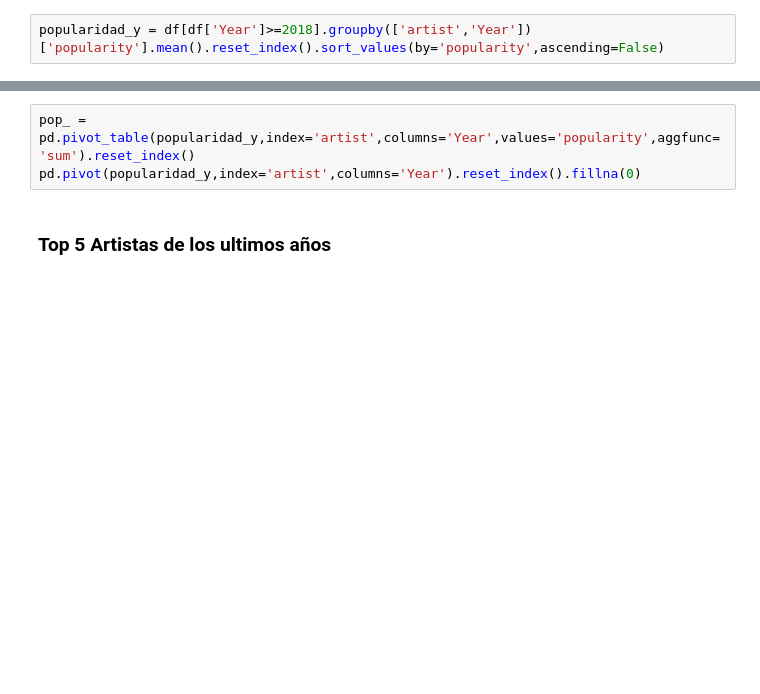
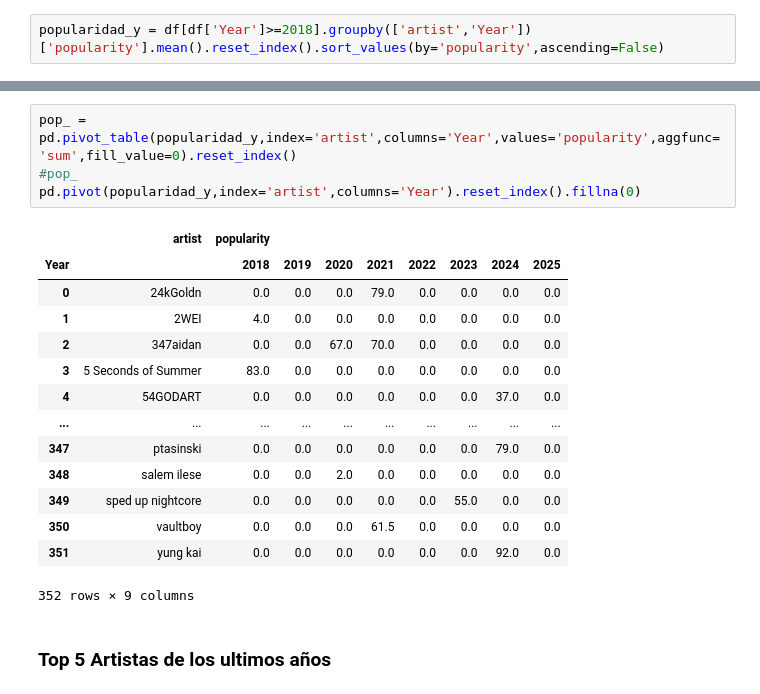
Before and after one commit to carlosordo/Intro-Python, a Jupyter notebook: Clase 4/Clase_4.ipynb, the cells around one changed output, grey strips where cells are left out. Cells and saved outputs as stored; diff of their text form; blank space fills up the shorter version.

```diff
--- a/Clase 4/Clase_4.ipynb
+++ b/Clase 4/Clase_4.ipynb
@@ -22,6 +67,22 @@ popularidad_y
 # %%
-pop_ = pd.pivot_table(popularidad_y,index='artist',columns='Year',values='popularity',aggfunc='sum').reset_index()
+pop_ = pd.pivot_table(popularidad_y,index='artist',columns='Year',values='popularity',aggfunc='sum',fill_value=0).reset_index()
+#pop_
 pd.pivot(popularidad_y,index='artist',columns='Year').reset_index().fillna(0)
+# %% [output]
+|  | artist | popularity |  |  |  |  |  |  |  |
+| Year |  | 2018 | 2019 | 2020 | 2021 | 2022 | 2023 | 2024 | 2025 |
+| 0 | 24kGoldn | 0.0 | 0.0 | 0.0 | 79.0 | 0.0 | 0.0 | 0.0 | 0.0 |
+| 1 | 2WEI | 4.0 | 0.0 | 0.0 | 0.0 | 0.0 | 0.0 | 0.0 | 0.0 |
+| 2 | 347aidan | 0.0 | 0.0 | 67.0 | 70.0 | 0.0 | 0.0 | 0.0 | 0.0 |
+| 3 | 5 Seconds of Summer | 83.0 | 0.0 | 0.0 | 0.0 | 0.0 | 0.0 | 0.0 | 0.0 |
+| 4 | 54GODART | 0.0 | 0.0 | 0.0 | 0.0 | 0.0 | 0.0 | 37.0 | 0.0 |
+| ... | ... | ... | ... | ... | ... | ... | ... | ... | ... |
+| 347 | ptasinski | 0.0 | 0.0 | 0.0 | 0.0 | 0.0 | 0.0 | 79.0 | 0.0 |
+| 348 | salem ilese | 0.0 | 0.0 | 2.0 | 0.0 | 0.0 | 0.0 | 0.0 | 0.0 |
+| 349 | sped up nightcore | 0.0 | 0.0 | 0.0 | 0.0 | 0.0 | 55.0 | 0.0 | 0.0 |
+| 350 | vaultboy | 0.0 | 0.0 | 0.0 | 61.5 | 0.0 | 0.0 | 0.0 | 0.0 |
+| 351 | yung kai | 0.0 | 0.0 | 0.0 | 0.0 | 0.0 | 0.0 | 92.0 | 0.0 |
+352 rows × 9 columns
 # %% [markdown]
 ### Top 5 Artistas de los ultimos años
 # %%
```
Also changed, not shown: parts of 24 cells of this notebook.
